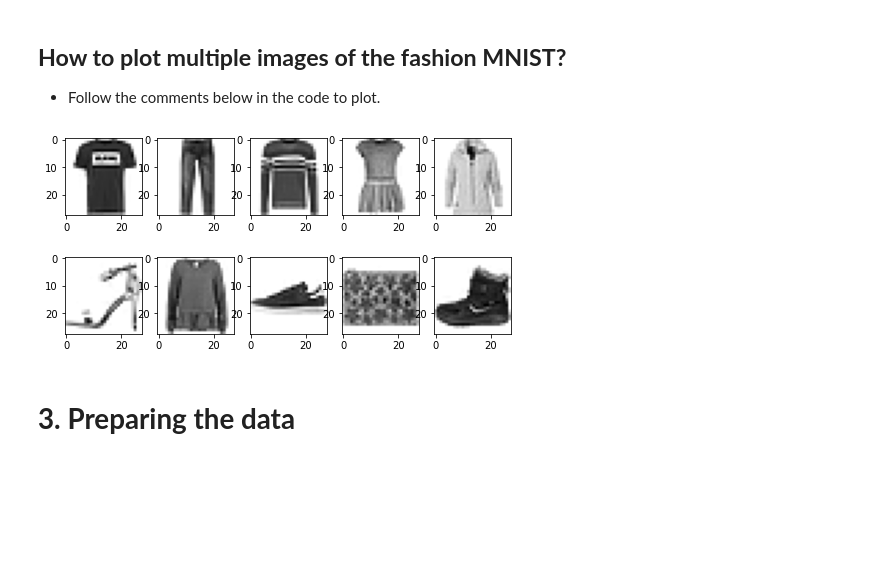
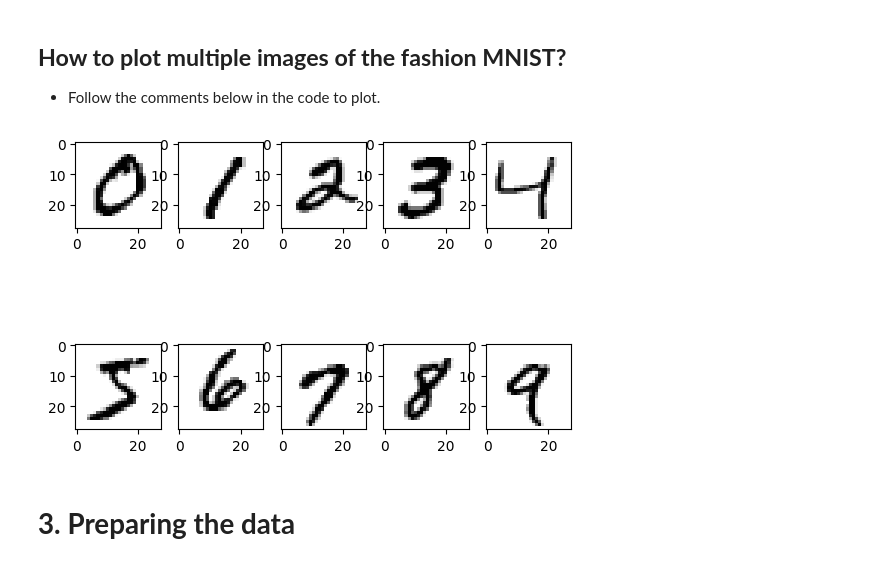
Before and after one commit to AbhisekBag/CloudyML, a Jupyter notebook: Deep Learning/ANN/Neural Network Module1.7.ipynb, the cells around one changed output. Cells and saved outputs as stored; diff of their text form; code cells hidden in the pictures; blank space fills up the shorter version.

```diff
--- a/Deep Learning/ANN/Neural Network Module1.7.ipynb
+++ b/Deep Learning/ANN/Neural Network Module1.7.ipynb
@@ -43,6 +43,7 @@ Each training and test example is assigned to one of the following labels:
 # **1. Importing & Understanding Data**
 # %%
 # Import fashion mnist from tensorflow.keras.datasets
-
+from tensorflow.keras.datasets import mnist
 
 # load the data using fashion_mnist.load_data and define train_images, train_labels, test_images, test_labels
+(train_images, train_labels), (test_images, test_labels) = mnist.load_data()
@@ -115,21 +111,22 @@ array([9, 2, 1, ..., 8, 1, 5], dtype=uint8)
 - Follow the comments below in the code to plot.
 # %%
 # importing pyplot and numpy for plotting images of 0-9
-
+import matplotlib.pyplot as plt
+import numpy as np
 
 # defining subplots (2,5)
-fig, ax = # code here
+fig, ax = plt.subplots(2,5) # code here
 
 # looping over ax.flatten(), and plotting each digit
 for i, ax in enumerate(ax.flatten()):
     # choosing each digit occuring at its first instance using np.argwhere
-    im_idx = # code here
+    im_idx = np.argwhere(train_labels==i)[0][0]# code here
     # reshaping the selected digit to (28, 28) from (1, 28, 28)
-    plottable_image = # code here
+    plottable_image = np.reshape(train_images[im_idx], (28,28))# code here
     # now pass this plottable_image to ax.imshow
     ax.imshow(plottable_image, cmap='gray_r')
 # %% [output]
-[figure, old version]
+[figure, new version]
 # %% [markdown]
 # **3. Preparing the data**
 # %% [markdown]
```
Also changed, not shown: parts of 30 cells of this notebook, 1 other file.
